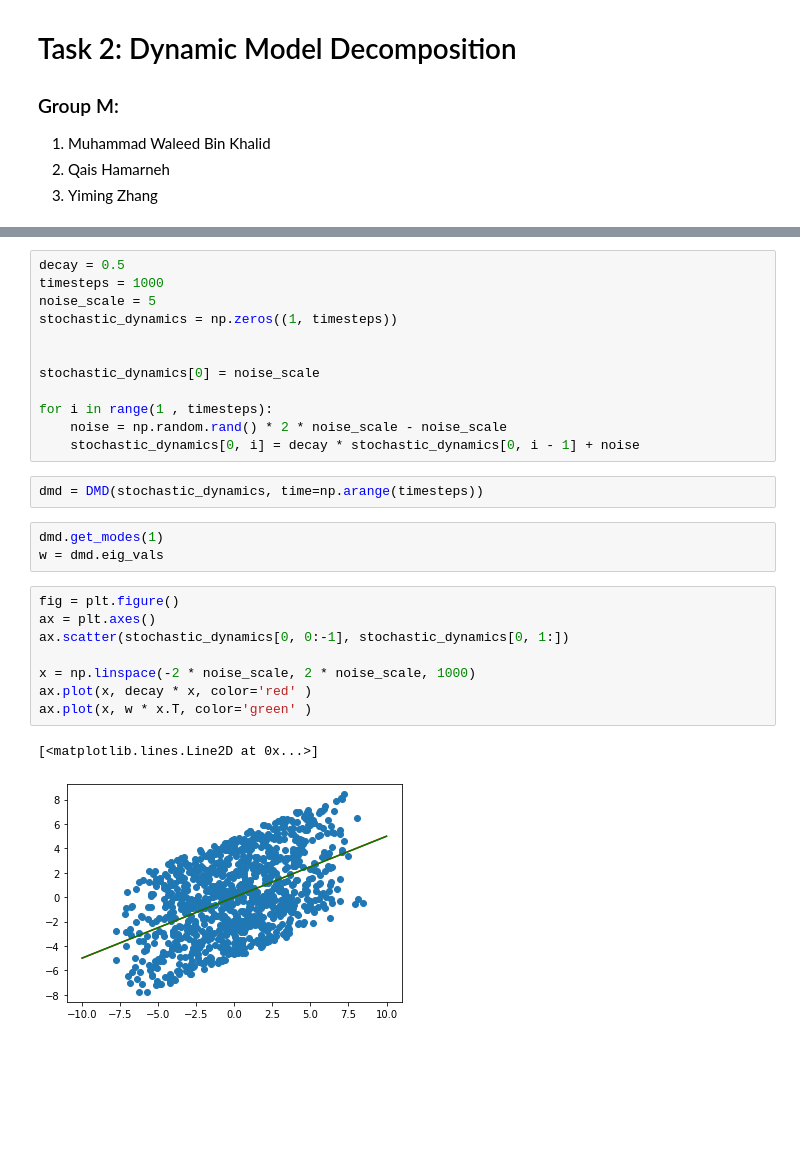
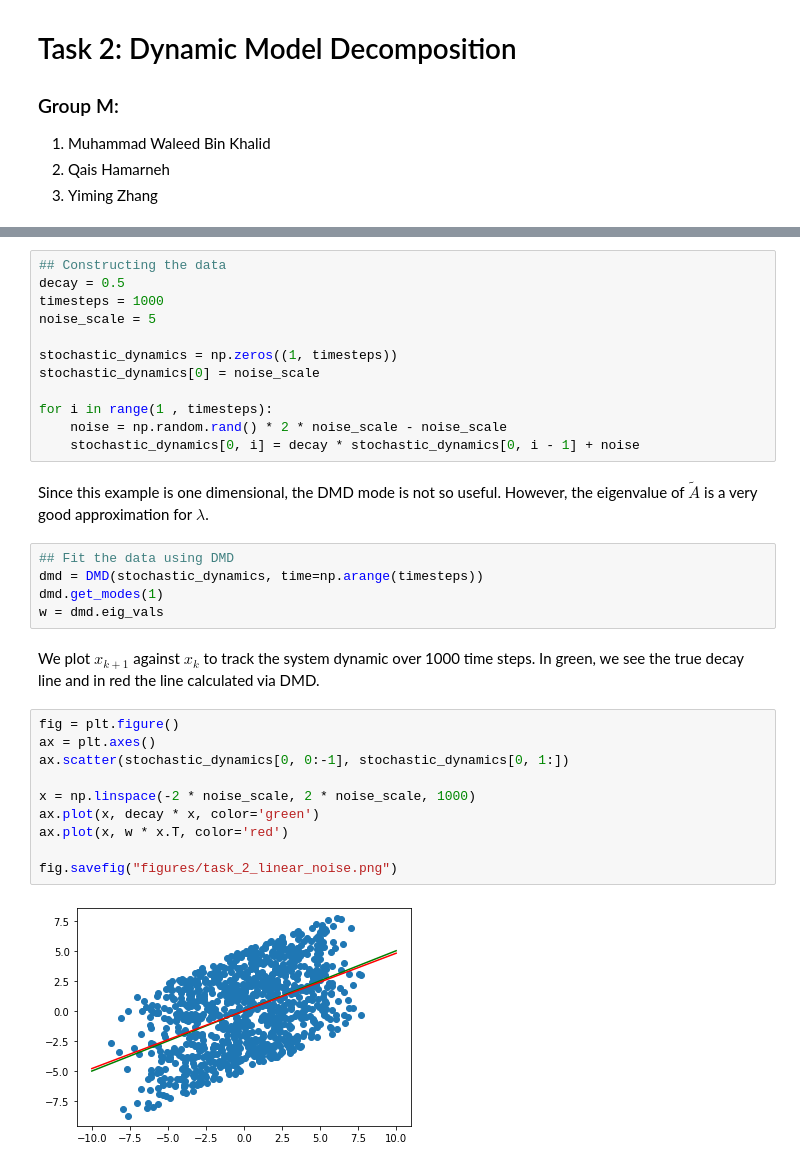
Before and after one commit to waleedbinkhalid74/ml_cms_final_project, a Jupyter notebook: task_2.ipynb, the cells around one changed output, grey strips where cells are left out. Drawn from its saved outputs; the diff is of its cells as text; blank space fills up the shorter version.

Commit message:
Cleared examples of DMD and Markdown

```diff
--- a/task_2.ipynb
+++ b/task_2.ipynb
@@ -23,28 +26,33 @@ np.set_printoptions(precision=6)
 # %%
+## Constructing the data
 decay = 0.5
 timesteps = 1000
 noise_scale = 5
+
 stochastic_dynamics = np.zeros((1, timesteps))
-
-
 stochastic_dynamics[0] = noise_scale
 
 for i in range(1 , timesteps):
     noise = np.random.rand() * 2 * noise_scale - noise_scale
     stochastic_dynamics[0, i] = decay * stochastic_dynamics[0, i - 1] + noise
+# %% [markdown]
+Since this example is one dimensional, the DMD mode is not so useful. However, the eigenvalue of $\tilde{A}$ is a very good approximation for $\lambda$.
 # %%
+## Fit the data using DMD
 dmd = DMD(stochastic_dynamics, time=np.arange(timesteps))
+dmd.get_modes(1)
+w = dmd.eig_vals
-# %%
-dmd.get_modes(1)
-w = dmd.eig_vals
+# %% [markdown]
+We plot $x_{k+1}$ against $x_{k}$ to track the system dynamic over 1000 time steps. In green, we see the true decay line and in red the line calculated via DMD.
 # %%
 fig = plt.figure()
 ax = plt.axes()
 ax.scatter(stochastic_dynamics[0, 0:-1], stochastic_dynamics[0, 1:])
 
 x = np.linspace(-2 * noise_scale, 2 * noise_scale, 1000)
-ax.plot(x, decay * x, color='red' )
-ax.plot(x, w * x.T, color='green' )
+ax.plot(x, decay * x, color='green')
+ax.plot(x, w * x.T, color='red')
+
+fig.savefig("figures/task_2_linear_noise.png")
 # %% [output]
-[<matplotlib.lines.Line2D at 0x...>]
-[figure, old version]
+[figure, new version]
```
Also changed, not shown: parts of 17 cells of this notebook, 8 other files.
